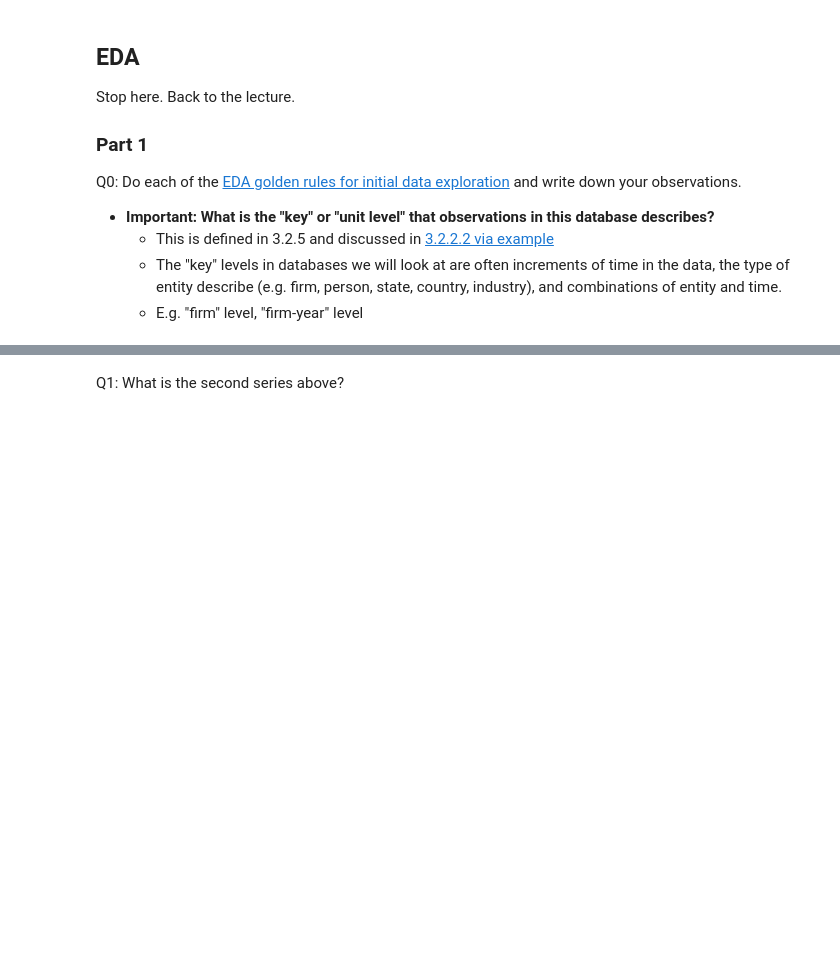
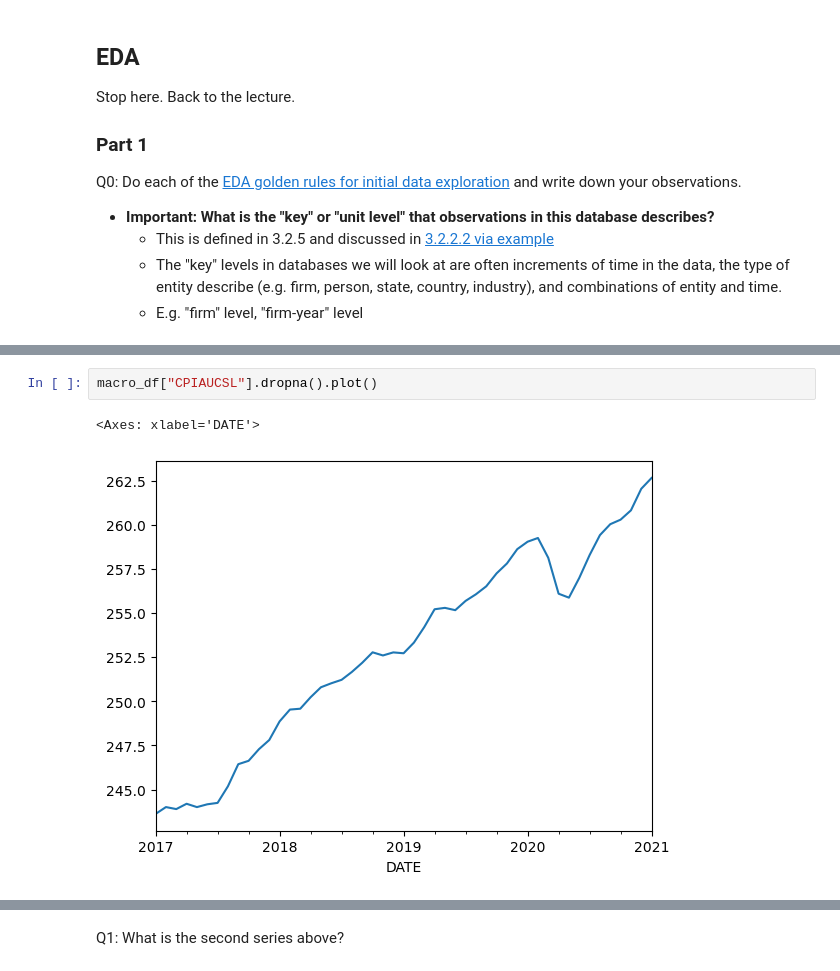
Before and after one commit to donbowen/Class-Notes-2024-1210pm, a Jupyter notebook: Exercises/Pandas exercises.ipynb, the cells around one changed output, grey strips where cells are left out. Drawn from its saved outputs; the diff is of its cells as text; blank space fills up the shorter version.

```diff
--- a/Exercises/Pandas exercises.ipynb
+++ b/Exercises/Pandas exercises.ipynb
@@ -269,0 +351,5 @@ Q0: Do each of the [EDA golden rules for initial data exploration](https://ledat
+# %%
+macro_df["CPIAUCSL"].dropna().plot()
+# %% [output]
+<Axes: xlabel='DATE'>
+[figure, added]
```
Also changed, not shown: parts of 51 cells of this notebook.
